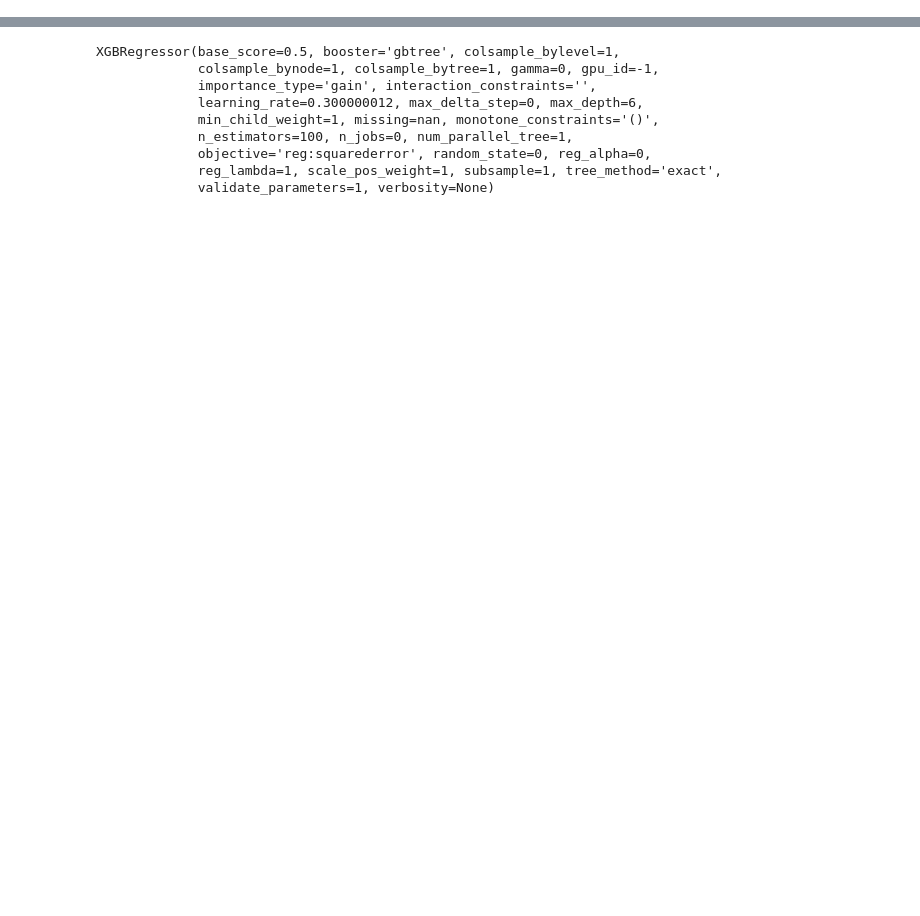
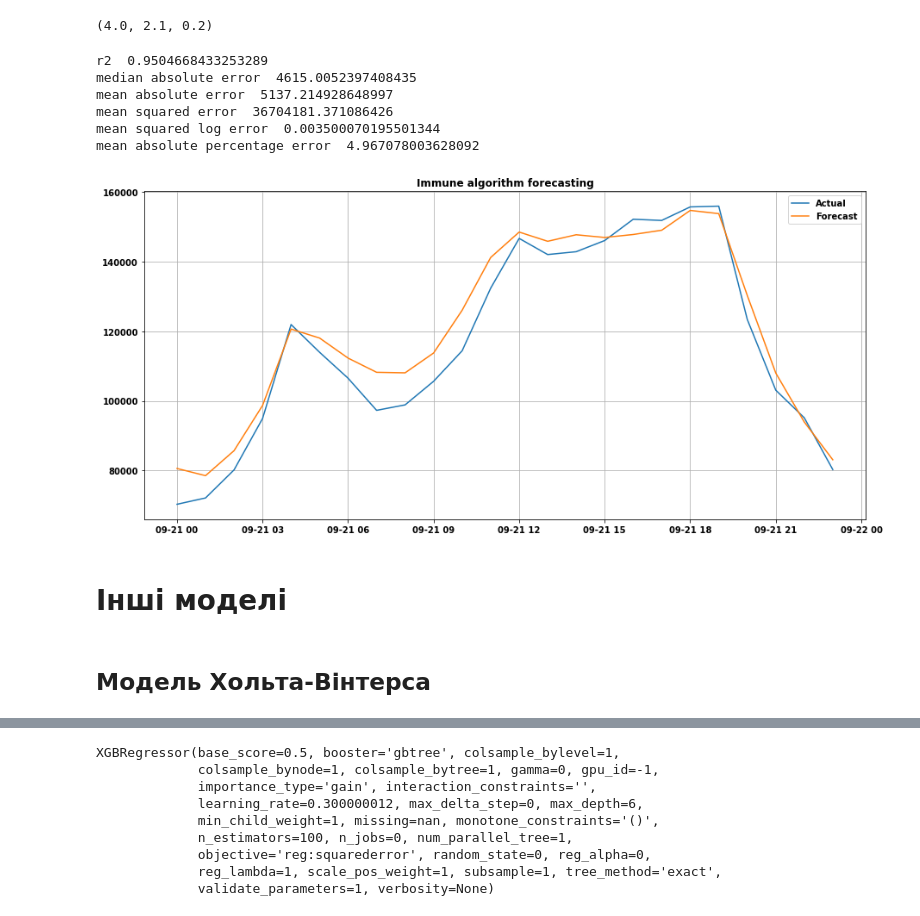
Before and after one commit to AndreiAblets/Forecasting-using-immune-algorithm, a Jupyter notebook: AISLFS.ipynb, the cells around one changed output, grey strips where cells are left out. Drawn from its saved outputs; the diff is of its cells as text; code cells hidden in the pictures; blank space fills up the shorter version.

Commit message:
Update AISLFS.ipynb. Fix some errors.

```diff
--- a/AISLFS.ipynb
+++ b/AISLFS.ipynb
@@ -435,0 +53,3 @@ plt.show()
+# %%
+ads = ads.set_index([pd.to_datetime(ads['Time'].values).day-12])
+ads.index.names=['Day']
@@ -435,0 +155,10 @@ plt.show()
+# %%
+def affinity_clone_AG(dist_clone_AGs, clone_cross_reactivity_th):
+    """
+    Функція для знаходження афінності між клоном там антигенами
+    Аргументи:
+        dist_clone_AGs - dict, відстані від клону до антигенів;
+        clone_cross_reactivity_th - dict, пороги перехресної реактивності для клонів.
+    Функція повертає значення афінностей.
+    """
+    return np.where(dist_clone_AGs > clone_cross_reactivity_th, 0, 1-dist_clone_AGs/clone_cross_reactivity_th)
@@ -435,0 +332,6 @@ plt.show()
+# %%
+%%time
+sigmas = np.linspace(3,5,5)
+deltas = np.linspace(2.08,2.17,10)
+cs = np.linspace(0.2,1,7)
+best_params = find_parameters(ads.loc[1:7], ads.loc[8], sigmas, deltas, cs)
@@ -435,0 +340,44 @@ plt.show()
+# %%
+best_params
+# %% [output]
+(4.0, 2.1, 0.2)
+# %%
+while True:
+    memory_AB = train(ads.loc[1:8],*best_params)
+    pred_values = predict(memory_AB)
+    if not any(np.isnan(pred_values)): break
+# %%
+IA_metrics = np.array([r2_score(ads.loc[9]['Ads'].values,pred_values),median_absolute_error(ads.loc[9]['Ads'].values,pred_values),
+                    mean_absolute_error(ads.loc[9]['Ads'].values,pred_values),mean_squared_error(ads.loc[9]['Ads'].values,pred_values),
+                      mean_squared_log_error(ads.loc[9]['Ads'].values,pred_values),mean_absolute_percentage_error(ads.loc[9]['Ads'].values,pred_values)])
+print('r2 ',r2_score(ads.loc[9]['Ads'].values,pred_values))
+print('median absolute error ',median_absolute_error(ads.loc[9]['Ads'].values,pred_values))
+print('mean absolute error ',mean_absolute_error(ads.loc[9]['Ads'].values,pred_values))
+print('mean squared error ',mean_squared_error(ads.loc[9]['Ads'].values,pred_values))
+print('mean squared log error ',mean_squared_log_error(ads.loc[9]['Ads'].values,pred_values))
+print('mean absolute percentage error ',mean_absolute_percentage_error(ads.loc[9]['Ads'].values,pred_values))
+# %% [output]
+r2  0.9504668433253289
+median absolute error  4615.0052397408435
+mean absolute error  5137.214928648997
+mean squared error  36704181.371086426
+mean squared log error  0.003500070195501344
+mean absolute percentage error  4.967078003628092
+# %%
+ads_pred = copy.deepcopy(ads.loc[9])
+ads_pred['Ads'] = pred_values
+
+plt.figure(figsize = (15, 7))
+plt.plot(ads.loc[9].set_index('Time'), label = "Actual")
+plt.plot(ads_pred.set_index('Time'), label = "Forecast")
+# error = mean_absolute_percentage_error(ads.loc[8]['Ads'].values,ads_pred['Ads'].values)
+plt.title("Immune algorithm forecasting")
+plt.grid(True)
+plt.legend(loc="best")
+plt.show()
+# %% [output]
+[figure, added]
+# %% [markdown]
+# Інші моделі
+# %% [markdown]
+## Модель Хольта-Вінтерса
```
Also changed, not shown: parts of 67 cells of this notebook.
